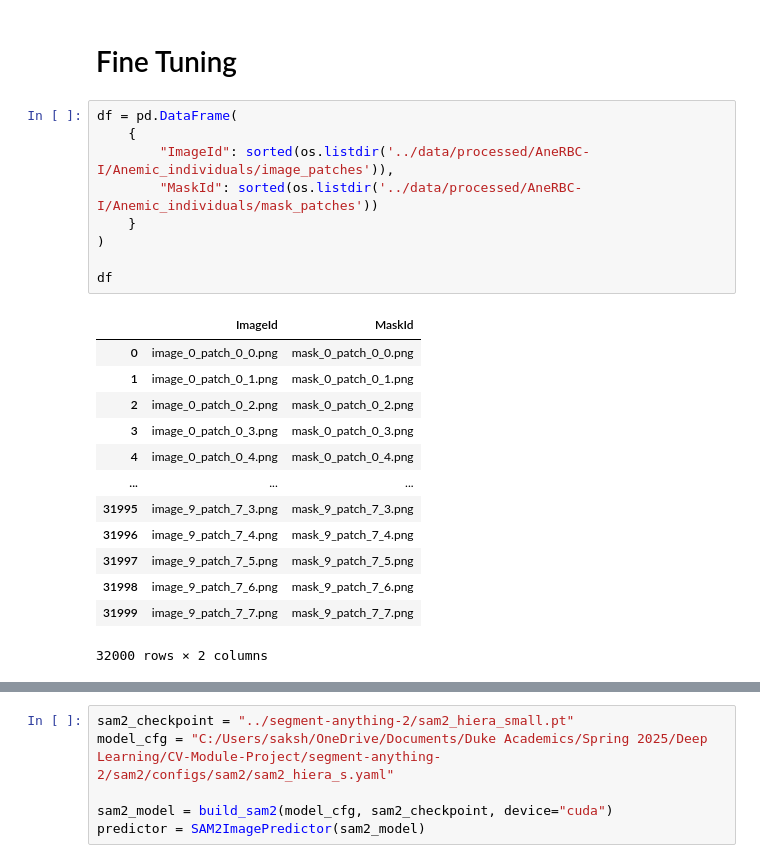
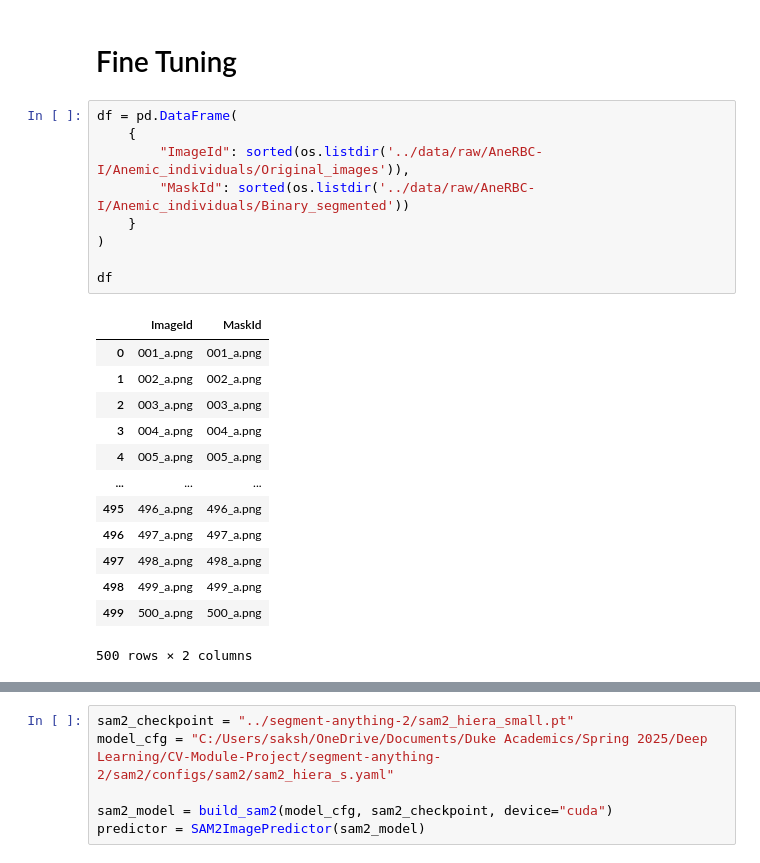
Before and after one commit to shaunak-badani/Computer-Vision-Project, a Jupyter notebook: notebooks/fine_tune_sam2.ipynb, the cells around one changed output, grey strips where cells are left out. Cells and saved outputs as stored; diff of their text form.

```diff
--- a/notebooks/fine_tune_sam2.ipynb
+++ b/notebooks/fine_tune_sam2.ipynb
@@ -21,24 +21,24 @@ from sam2.sam2_image_predictor import SAM2ImagePredictor
 # %%
 df = pd.DataFrame(
     {
-        "ImageId": sorted(os.listdir('../data/processed/AneRBC-I/Anemic_individuals/image_patches')),
-        "MaskId": sorted(os.listdir('../data/processed/AneRBC-I/Anemic_individuals/mask_patches'))
+        "ImageId": sorted(os.listdir('../data/raw/AneRBC-I/Anemic_individuals/Original_images')),
+        "MaskId": sorted(os.listdir('../data/raw/AneRBC-I/Anemic_individuals/Binary_segmented'))
     }
 )
 
 df
 # %% [output]
 |  | ImageId | MaskId |
-| 0 | image_0_patch_0_0.png | mask_0_patch_0_0.png |
-| 1 | image_0_patch_0_1.png | mask_0_patch_0_1.png |
-| 2 | image_0_patch_0_2.png | mask_0_patch_0_2.png |
-| 3 | image_0_patch_0_3.png | mask_0_patch_0_3.png |
-| 4 | image_0_patch_0_4.png | mask_0_patch_0_4.png |
+| 0 | 001_a.png | 001_a.png |
+| 1 | 002_a.png | 002_a.png |
+| 2 | 003_a.png | 003_a.png |
+| 3 | 004_a.png | 004_a.png |
+| 4 | 005_a.png | 005_a.png |
 | ... | ... | ... |
-| 31995 | image_9_patch_7_3.png | mask_9_patch_7_3.png |
-| 31996 | image_9_patch_7_4.png | mask_9_patch_7_4.png |
-| 31997 | image_9_patch_7_5.png | mask_9_patch_7_5.png |
-| 31998 | image_9_patch_7_6.png | mask_9_patch_7_6.png |
-| 31999 | image_9_patch_7_7.png | mask_9_patch_7_7.png |
+| 495 | 496_a.png | 496_a.png |
+| 496 | 497_a.png | 497_a.png |
+| 497 | 498_a.png | 498_a.png |
+| 498 | 499_a.png | 499_a.png |
+| 499 | 500_a.png | 500_a.png |
-32000 rows × 2 columns
+500 rows × 2 columns
 # %%
```
Also changed, not shown: parts of 4 cells of this notebook.
